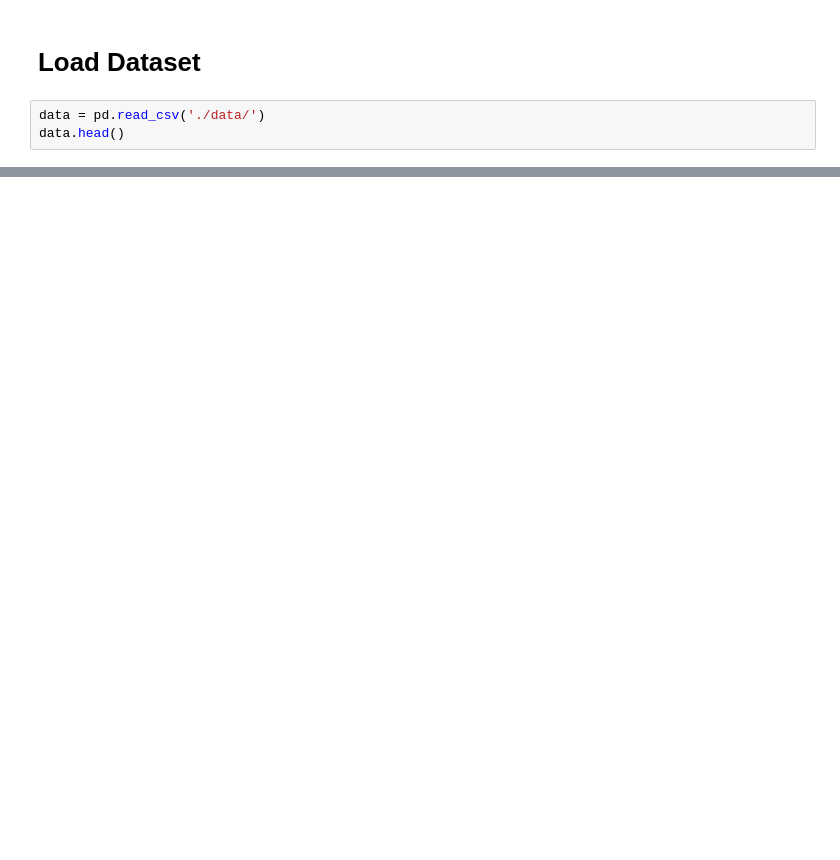
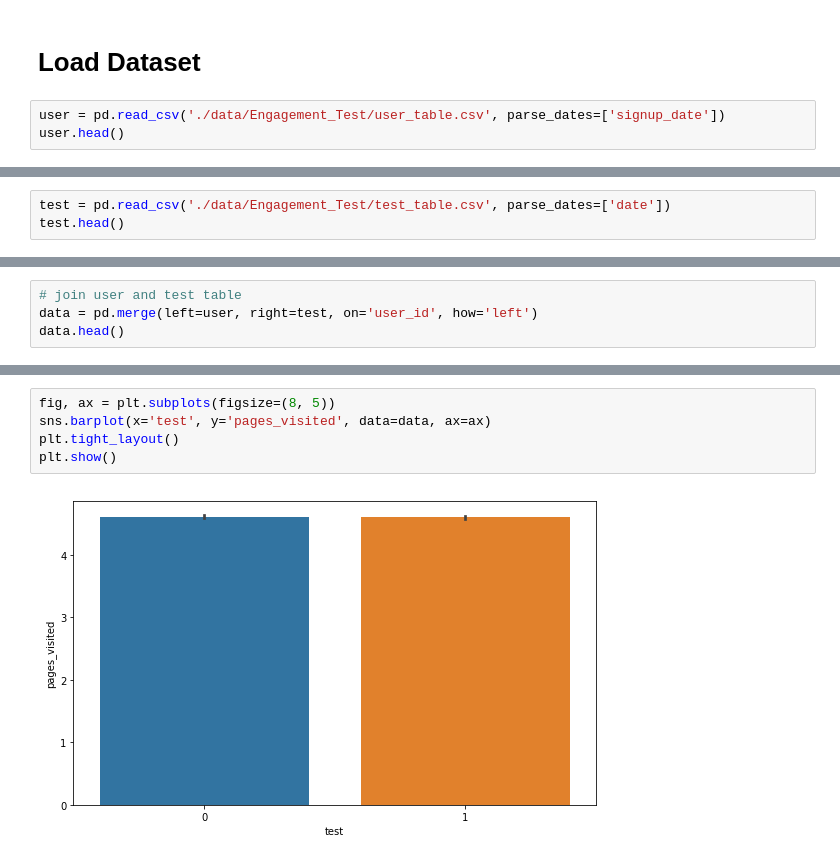
Before and after one commit to JifuZhao/DS-Take-Home, a Jupyter notebook: 17. Engagement Test.ipynb, the cells around one changed output, grey strips where cells are left out. Saved outputs shown, nothing was run; the diff lists cells and outputs as text; blank space fills up the shorter version.

```diff
--- a/17. Engagement Test.ipynb
+++ b/17. Engagement Test.ipynb
@@ -30,5 +31,5 @@ import matplotlib.pyplot as plt
 # %% [markdown]
 # Load Dataset
 # %%
-data = pd.read_csv('./data/')
-data.head()
+user = pd.read_csv('./data/Engagement_Test/user_table.csv', parse_dates=['signup_date'])
+user.head()
@@ -34,0 +53,3 @@ data.head()
+# %%
+test = pd.read_csv('./data/Engagement_Test/test_table.csv', parse_dates=['date'])
+test.head()
@@ -34,0 +76,4 @@ data.head()
+# %%
+# join user and test table
+data = pd.merge(left=user, right=test, on='user_id', how='left')
+data.head()
@@ -38,0 +111,7 @@ data.describe()
+# %%
+fig, ax = plt.subplots(figsize=(8, 5))
+sns.barplot(x='test', y='pages_visited', data=data, ax=ax)
+plt.tight_layout()
+plt.show()
+# %% [output]
+[figure, added]
```
Also changed, not shown: parts of 26 cells of this notebook, 1 other file.
